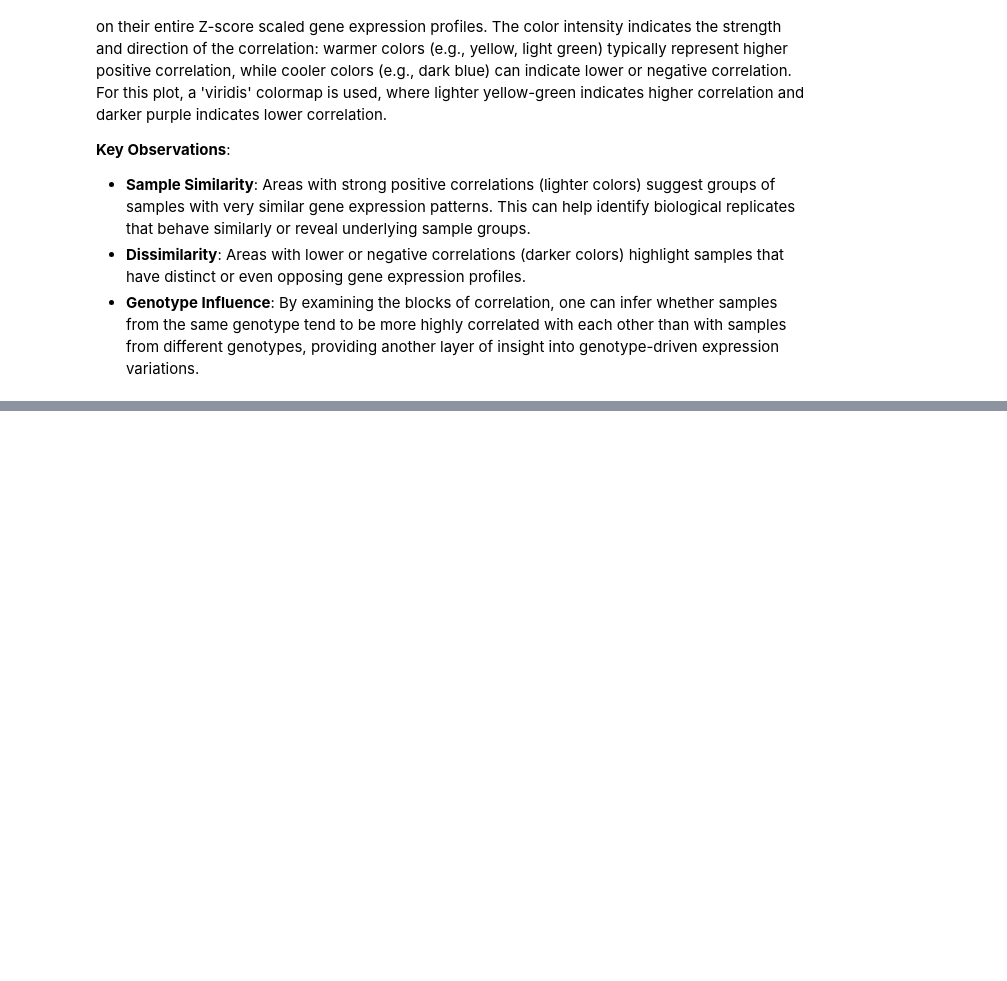
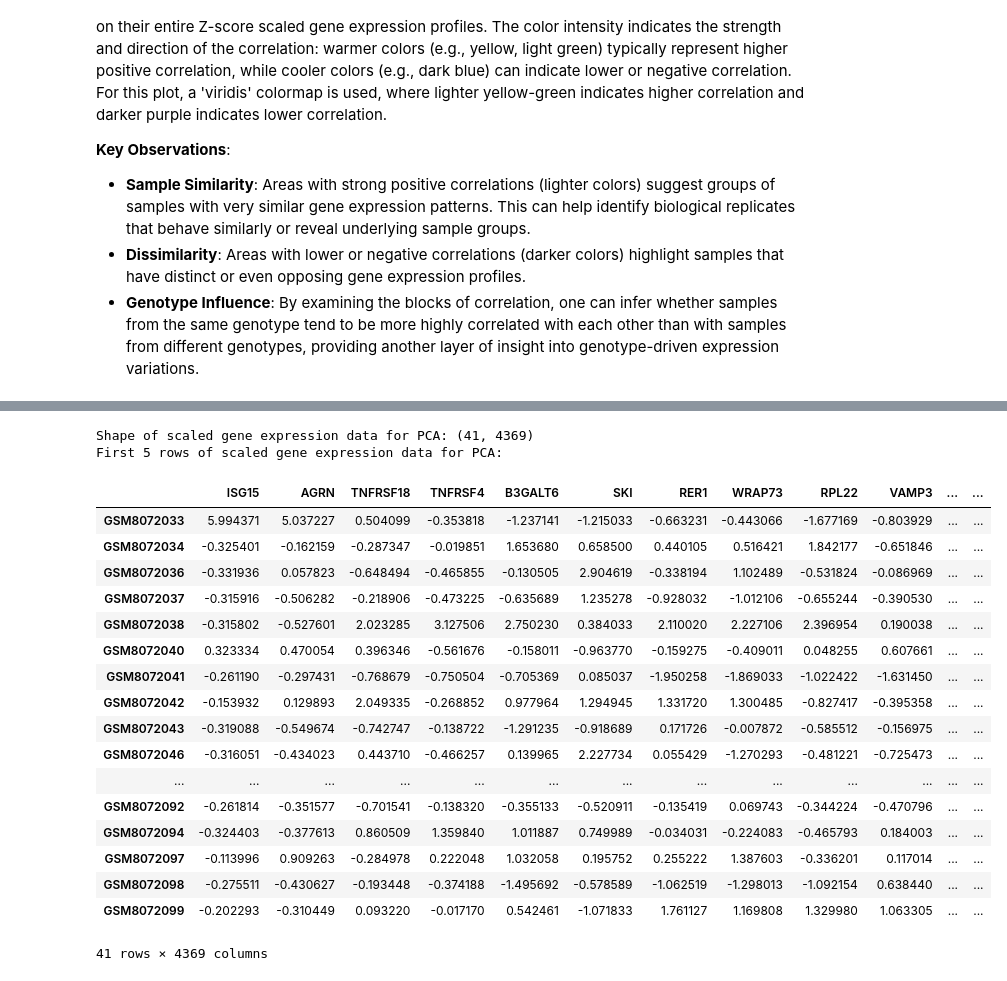
Before and after one commit to Edem-m/JaxProject_Edem-Jaimie, a Jupyter notebook: Jaxproject_Edem_Jaimie.ipynb, the cells around one changed output, grey strips where cells are left out. Saved outputs shown, nothing was run; the diff lists cells and outputs as text; code cells hidden in the pictures; blank space fills up the shorter version.

```diff
--- a/Jaxproject_Edem_Jaimie.ipynb
+++ b/Jaxproject_Edem_Jaimie.ipynb
@@ -1788,0 +1832,63 @@ This heatmap visualizes the **Pearson correlation coefficient** between every pa
+# %%
+from sklearn.preprocessing import StandardScaler
+from sklearn.decomposition import PCA
+
+# 1. Filter for gene rows that have a Pathway_Label
+# Exclude metadata rows ('title', 'sex', 'genotype') as they don't represent gene expression
+# And ensure 'Pathway_Label' is not null
+pathway_genes_df = combined_df_final.loc[
+    (~combined_df_final.index.isin(['title', 'sex', 'genotype'])) &
+    (combined_df_final['Pathway_Label'].notna())
+].copy()
+
+# 2. Extract numerical gene expression data, dropping the 'Pathway_Label' column
+pathway_gene_expression_numerical = pathway_genes_df.drop(columns=['Pathway_Label'])
+
+# Convert all expression values to numeric, coercing errors to NaN
+pathway_gene_expression_numerical = pathway_gene_expression_numerical.apply(pd.to_numeric, errors='coerce')
+
+# Drop any genes (rows) or samples (columns) that are entirely NaN after conversion
+pathway_gene_expression_numerical = pathway_gene_expression_numerical.dropna(axis=0, how='all')
+pathway_gene_expression_numerical = pathway_gene_expression_numerical.dropna(axis=1, how='all')
+
+# 3. Transpose the DataFrame: samples as rows, genes as columns (required for PCA)
+gene_expression_for_pca = pathway_gene_expression_numerical.T
+
+# Ensure there are no NaNs left after transposition, though previous dropna should handle this
+gene_expression_for_pca = gene_expression_for_pca.dropna(axis=0, how='any')
+
+# 4. Scale the data (StandardScaler is crucial for PCA)
+scaler = StandardScaler()
+scaled_gene_expression_for_pca = scaler.fit_transform(gene_expression_for_pca)
+
+# Convert back to DataFrame for easier handling and to preserve sample IDs
+scaled_gene_expression_for_pca_df = pd.DataFrame(
+    scaled_gene_expression_for_pca,
+    index=gene_expression_for_pca.index,
+    columns=gene_expression_for_pca.columns
+)
+
+print(f"Shape of scaled gene expression data for PCA: {scaled_gene_expression_for_pca_df.shape}")
+print("First 5 rows of scaled gene expression data for PCA:")
+display(scaled_gene_expression_for_pca_df.head(100))
+# %% [output]
+Shape of scaled gene expression data for PCA: (41, 4369)
+First 5 rows of scaled gene expression data for PCA:
+|  | ISG15 | AGRN | TNFRSF18 | TNFRSF4 | B3GALT6 | SKI | RER1 | WRAP73 | RPL22 | VAMP3 | ... | ... |
+| GSM8072033 | 5.994371 | 5.037227 | 0.504099 | -0.353818 | -1.237141 | -1.215033 | -0.663231 | -0.443066 | -1.677169 | -0.803929 | ... | ... |
+| GSM8072034 | -0.325401 | -0.162159 | -0.287347 | -0.019851 | 1.653680 | 0.658500 | 0.440105 | 0.516421 | 1.842177 | -0.651846 | ... | ... |
+| GSM8072036 | -0.331936 | 0.057823 | -0.648494 | -0.465855 | -0.130505 | 2.904619 | -0.338194 | 1.102489 | -0.531824 | -0.086969 | ... | ... |
+| GSM8072037 | -0.315916 | -0.506282 | -0.218906 | -0.473225 | -0.635689 | 1.235278 | -0.928032 | -1.012106 | -0.655244 | -0.390530 | ... | ... |
+| GSM8072038 | -0.315802 | -0.527601 | 2.023285 | 3.127506 | 2.750230 | 0.384033 | 2.110020 | 2.227106 | 2.396954 | 0.190038 | ... | ... |
+| GSM8072040 | 0.323334 | 0.470054 | 0.396346 | -0.561676 | -0.158011 | -0.963770 | -0.159275 | -0.409011 | 0.048255 | 0.607661 | ... | ... |
+| GSM8072041 | -0.261190 | -0.297431 | -0.768679 | -0.750504 | -0.705369 | 0.085037 | -1.950258 | -1.869033 | -1.022422 | -1.631450 | ... | ... |
+| GSM8072042 | -0.153932 | 0.129893 | 2.049335 | -0.268852 | 0.977964 | 1.294945 | 1.331720 | 1.300485 | -0.827417 | -0.395358 | ... | ... |
+| GSM8072043 | -0.319088 | -0.549674 | -0.742747 | -0.138722 | -1.291235 | -0.918689 | 0.171726 | -0.007872 | -0.585512 | -0.156975 | ... | ... |
+| GSM8072046 | -0.316051 | -0.434023 | 0.443710 | -0.466257 | 0.139965 | 2.227734 | 0.055429 | -1.270293 | -0.481221 | -0.725473 | ... | ... |
+| ... | ... | ... | ... | ... | ... | ... | ... | ... | ... | ... | ... | ... |
+| GSM8072092 | -0.261814 | -0.351577 | -0.701541 | -0.138320 | -0.355133 | -0.520911 | -0.135419 | 0.069743 | -0.344224 | -0.470796 | ... | ... |
+| GSM8072094 | -0.324403 | -0.377613 | 0.860509 | 1.359840 | 1.011887 | 0.749989 | -0.034031 | -0.224083 | -0.465793 | 0.184003 | ... | ... |
+| GSM8072097 | -0.113996 | 0.909263 | -0.284978 | 0.222048 | 1.032058 | 0.195752 | 0.255222 | 1.387603 | -0.336201 | 0.117014 | ... | ... |
+| GSM8072098 | -0.275511 | -0.430627 | -0.193448 | -0.374188 | -1.495692 | -0.578589 | -1.062519 | -1.298013 | -1.092154 | 0.638440 | ... | ... |
+| GSM8072099 | -0.202293 | -0.310449 | 0.093220 | -0.017170 | 0.542461 | -1.071833 | 1.761127 | 1.169808 | 1.329980 | 1.063305 | ... | ... |
+41 rows × 4369 columns
```
Also changed, not shown: parts of 23 cells of this notebook.
